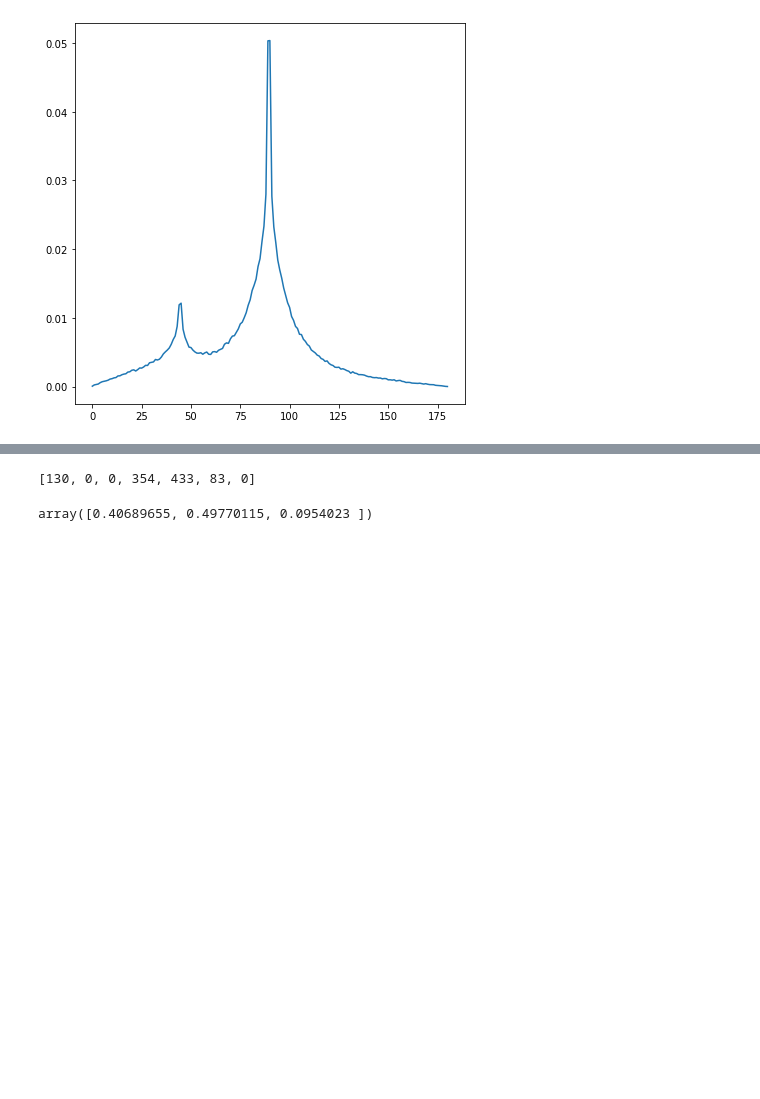
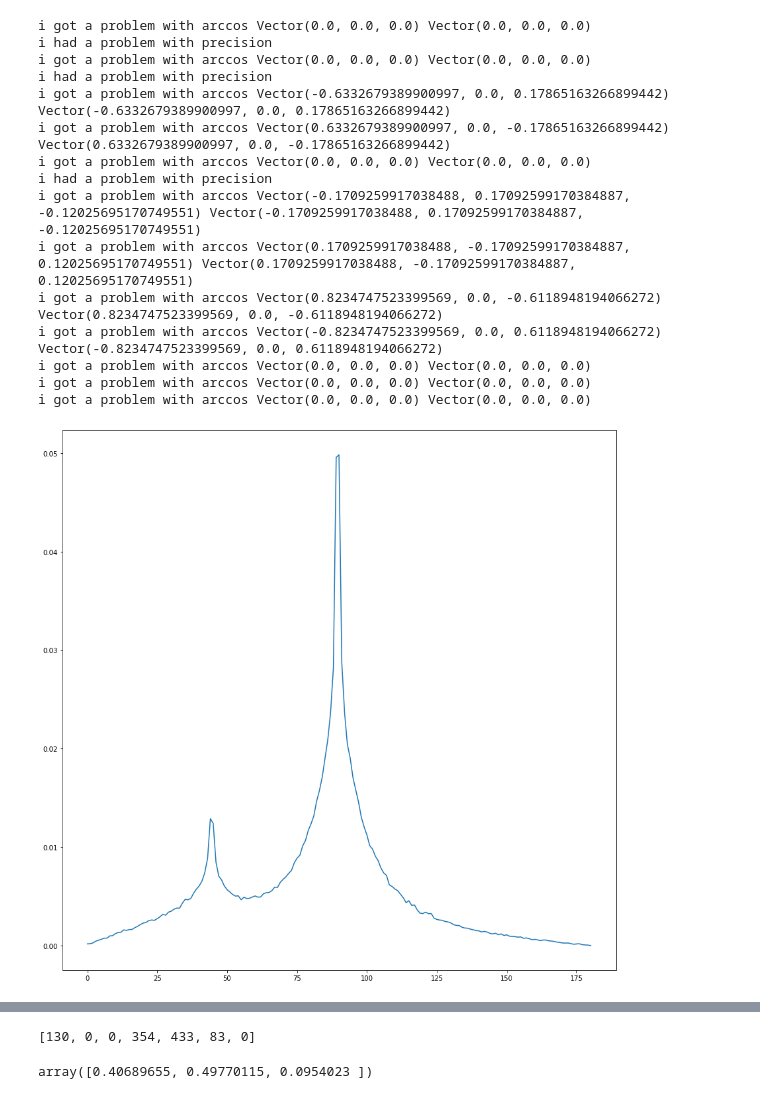
Before and after one commit to lizaconst/analytic-geometry, a Jupyter notebook: 5-half-cube.ipynb, the cells around one changed output, grey strips where cells are left out. Cells and saved outputs as stored; diff of their text form; code cells hidden in the pictures; blank space fills up the shorter version.

```diff
--- a/5-half-cube.ipynb
+++ b/5-half-cube.ipynb
@@ -3,11 +3,6 @@ import numpy as np
 from random import random, uniform, randint
 from matplotlib import pyplot as plt
 import pandas as pd
-# %%
-a = [0]*100
-
-for i in range(1000000):
-    a[randint(0, 99)]+=1
 # %%
 from calc import distance, intersection, parallel, angle, orthogonal
 from draw import draw
@@ -192,14 +187,40 @@ class CubeHalf():
         intersections = list(filter(in_bounds, intersections))
 
 
+#         if intersections:
+#             point = intersections[0]
+#             polygon = []
+#             polygon.append(point)
+#             del intersections[0]
+
+#             while intersections:
+#                 for i, p in enumerate(intersections):
+#                     flag = False
+#                     for plane in self.iterable_facets:
+#                         if (p in plane) and (point in plane):
+#                             polygon.append(p)
+#                             del intersections[i]
+#                             point = p
+#                             flag = True
+#                             break
+#                     if flag:
+#                         break
+#             return polygon
+#         else:
+#             return []
+
         if intersections:
+            #print(intersections)
             point = intersections[0]
             polygon = []
             polygon.append(point)
             del intersections[0]
 
+            uu_kostyl = 0
+
             while intersections:
                 for i, p in enumerate(intersections):
+                    uu_kostyl += 1
                     flag = False
                     for plane in self.iterable_facets:
                         if (p in plane) and (point in plane):
@@ -210,6 +231,9 @@ class CubeHalf():
                             break
                     if flag:
                         break
+                if uu_kostyl > 10000:
+                    print('i had a problem with precision')
+                    return []
             return polygon
         else:
             return []
@@ -330,7 +346,23 @@ Wall time: 48 s
 # %%
 %%time
-plt.figure(figsize=(7,7))
+plt.figure(figsize=(15, 15))
 plt.plot(generates_n_plates(100000))
+plt.savefig("half-cube.png", dpi=300)
 plt.show()
 # %% [output]
+i got a problem with arccos Vector(0.0, 0.0, 0.0) Vector(0.0, 0.0, 0.0)
+i had a problem with precision
+i got a problem with arccos Vector(0.0, 0.0, 0.0) Vector(0.0, 0.0, 0.0)
+i had a problem with precision
+i got a problem with arccos Vector(-0.6332679389900997, 0.0, 0.17865163266899442) Vector(-0.6332679389900997, 0.0, 0.17865163266899442)
+i got a problem with arccos Vector(0.6332679389900997, 0.0, -0.17865163266899442) Vector(0.6332679389900997, 0.0, -0.17865163266899442)
+i got a problem with arccos Vector(0.0, 0.0, 0.0) Vector(0.0, 0.0, 0.0)
+i had a problem with precision
+i got a problem with arccos Vector(-0.1709259917038488, 0.17092599170384887, -0.12025695170749551) Vector(-0.1709259917038488, 0.17092599170384887, -0.12025695170749551)
+i got a problem with arccos Vector(0.1709259917038488, -0.17092599170384887, 0.12025695170749551) Vector(0.1709259917038488, -0.17092599170384887, 0.12025695170749551)
+i got a problem with arccos Vector(0.8234747523399569, 0.0, -0.6118948194066272) Vector(0.8234747523399569, 0.0, -0.6118948194066272)
+i got a problem with arccos Vector(-0.8234747523399569, 0.0, 0.6118948194066272) Vector(-0.8234747523399569, 0.0, 0.6118948194066272)
+i got a problem with arccos Vector(0.0, 0.0, 0.0) Vector(0.0, 0.0, 0.0)
+i got a problem with arccos Vector(0.0, 0.0, 0.0) Vector(0.0, 0.0, 0.0)
+i got a problem with arccos Vector(0.0, 0.0, 0.0) Vector(0.0, 0.0, 0.0)
-[figure, old version]
+[figure, new version]
```
Also changed, not shown: parts of 9 cells of this notebook, 15 other files.
